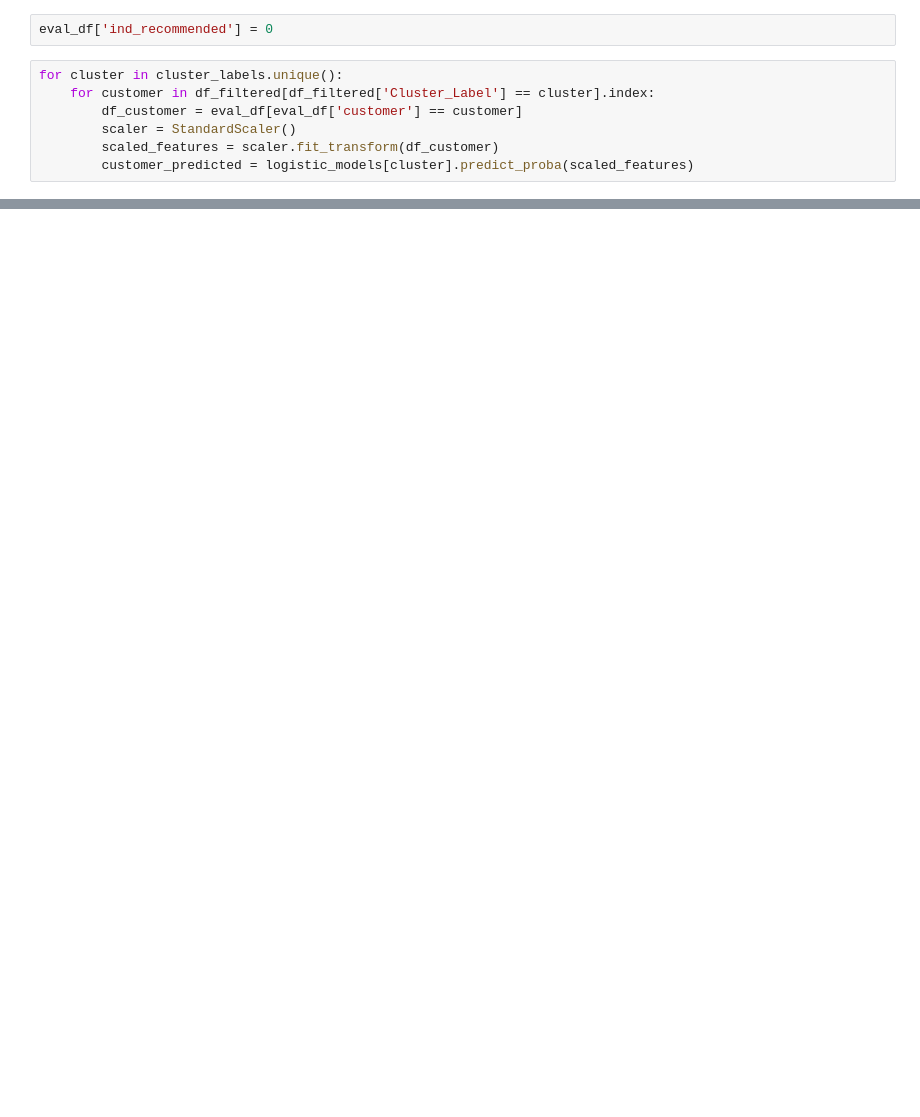
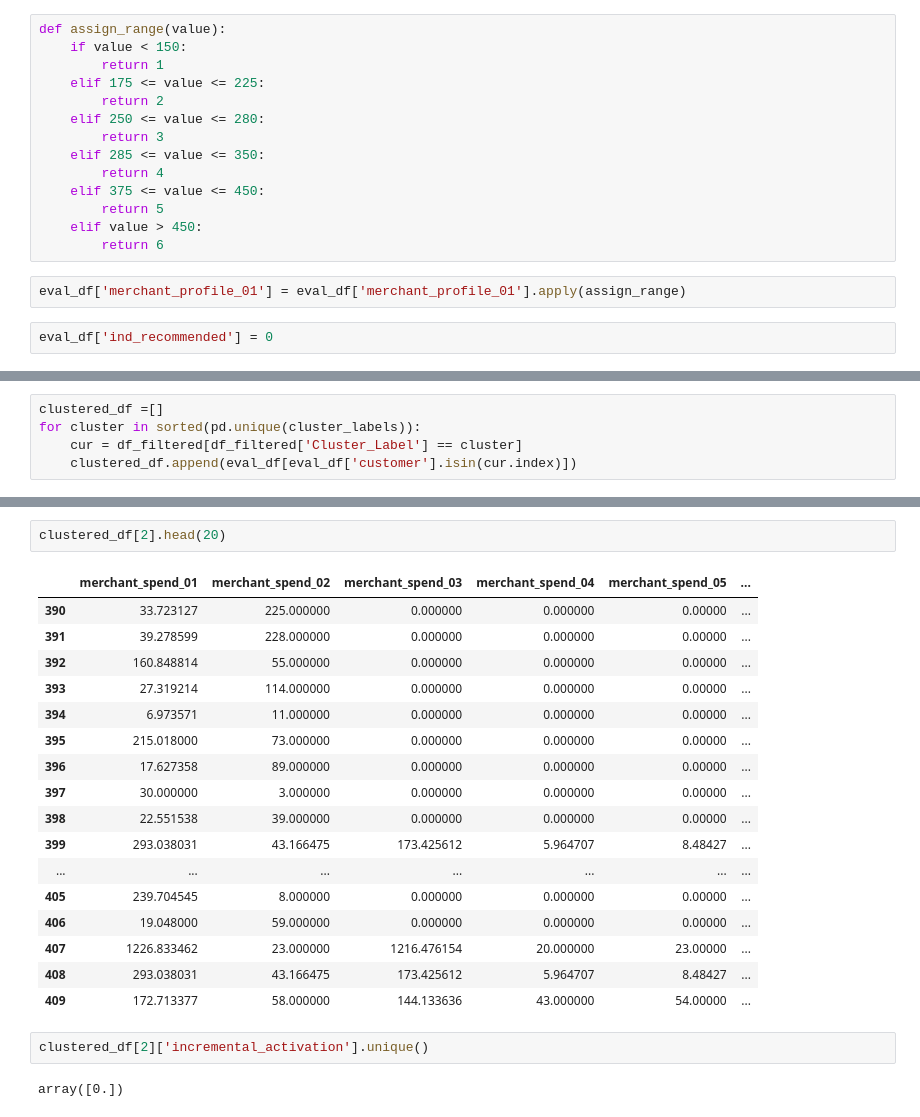
Before and after one commit to ItsEyan/Amex-Hackathon, a Jupyter notebook: eval.ipynb, the cells around one changed output, grey strips where cells are left out. Drawn from its saved outputs; the diff is of its cells as text; blank space fills up the shorter version.

```diff
--- a/eval.ipynb
+++ b/eval.ipynb
@@ -87,12 +87,21 @@ df_filtered
 | 599413 | 35.332238 | 17.514895 | 177.000000 | 0.000647 | ... |
 | 599414 | 23.628871 | 12.867276 | 1.000000 | 0.000539 | ... |
 136831 rows × 19 columns
+# %%
+def assign_range(value):
+    if value < 150:
+        return 1
+    elif 175 <= value <= 225:
+        return 2
+    elif 250 <= value <= 280:
+        return 3
+    elif 285 <= value <= 350:
+        return 4
+    elif 375 <= value <= 450:
+        return 5
+    elif value > 450:
+        return 6
+# %%
+eval_df['merchant_profile_01'] = eval_df['merchant_profile_01'].apply(assign_range)
 # %%
 eval_df['ind_recommended'] = 0
-# %%
-for cluster in cluster_labels.unique():
-    for customer in df_filtered[df_filtered['Cluster_Label'] == cluster].index:
-        df_customer = eval_df[eval_df['customer'] == customer]
-        scaler = StandardScaler()
-        scaled_features = scaler.fit_transform(df_customer)
-        customer_predicted = logistic_models[cluster].predict_proba(scaled_features)
@@ -115,0 +108,5 @@ array=[1.62117146e+00 6.87215452e+00 1.12334000e+02 8.05525000e+01
+# %%
+clustered_df =[]
+for cluster in sorted(pd.unique(cluster_labels)):
+    cur = df_filtered[df_filtered['Cluster_Label'] == cluster]
+    clustered_df.append(eval_df[eval_df['customer'].isin(cur.index)])
@@ -115,0 +230,24 @@ array=[1.62117146e+00 6.87215452e+00 1.12334000e+02 8.05525000e+01
+# %%
+clustered_df[2].head(20)
+# %% [output]
+|  | merchant_spend_01 | merchant_spend_02 | merchant_spend_03 | merchant_spend_04 | merchant_spend_05 | ... |
+| 390 | 33.723127 | 225.000000 | 0.000000 | 0.000000 | 0.00000 | ... |
+| 391 | 39.278599 | 228.000000 | 0.000000 | 0.000000 | 0.00000 | ... |
+| 392 | 160.848814 | 55.000000 | 0.000000 | 0.000000 | 0.00000 | ... |
+| 393 | 27.319214 | 114.000000 | 0.000000 | 0.000000 | 0.00000 | ... |
+| 394 | 6.973571 | 11.000000 | 0.000000 | 0.000000 | 0.00000 | ... |
+| 395 | 215.018000 | 73.000000 | 0.000000 | 0.000000 | 0.00000 | ... |
+| 396 | 17.627358 | 89.000000 | 0.000000 | 0.000000 | 0.00000 | ... |
+| 397 | 30.000000 | 3.000000 | 0.000000 | 0.000000 | 0.00000 | ... |
+| 398 | 22.551538 | 39.000000 | 0.000000 | 0.000000 | 0.00000 | ... |
+| 399 | 293.038031 | 43.166475 | 173.425612 | 5.964707 | 8.48427 | ... |
+| ... | ... | ... | ... | ... | ... | ... |
+| 405 | 239.704545 | 8.000000 | 0.000000 | 0.000000 | 0.00000 | ... |
+| 406 | 19.048000 | 59.000000 | 0.000000 | 0.000000 | 0.00000 | ... |
+| 407 | 1226.833462 | 23.000000 | 1216.476154 | 20.000000 | 23.00000 | ... |
+| 408 | 293.038031 | 43.166475 | 173.425612 | 5.964707 | 8.48427 | ... |
+| 409 | 172.713377 | 58.000000 | 144.133636 | 43.000000 | 54.00000 | ... |
+# %%
+clustered_df[2]['incremental_activation'].unique()
+# %% [output]
+array([0.])
```
Also changed, not shown: parts of 8 cells of this notebook, 4 other files.
